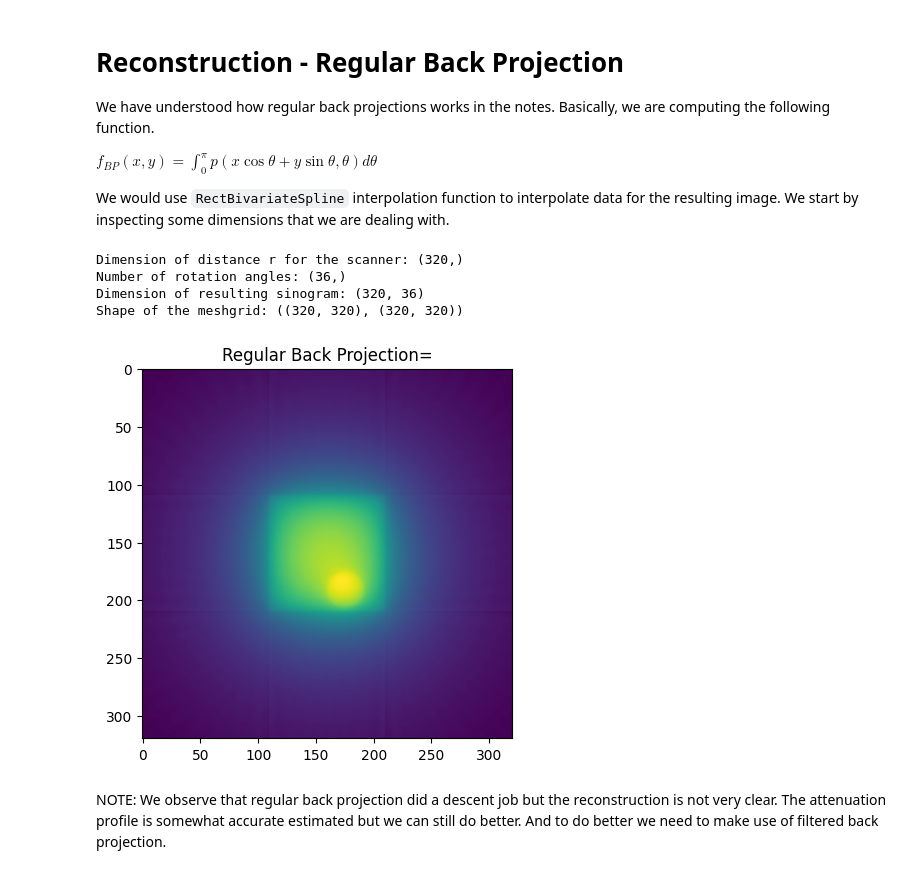
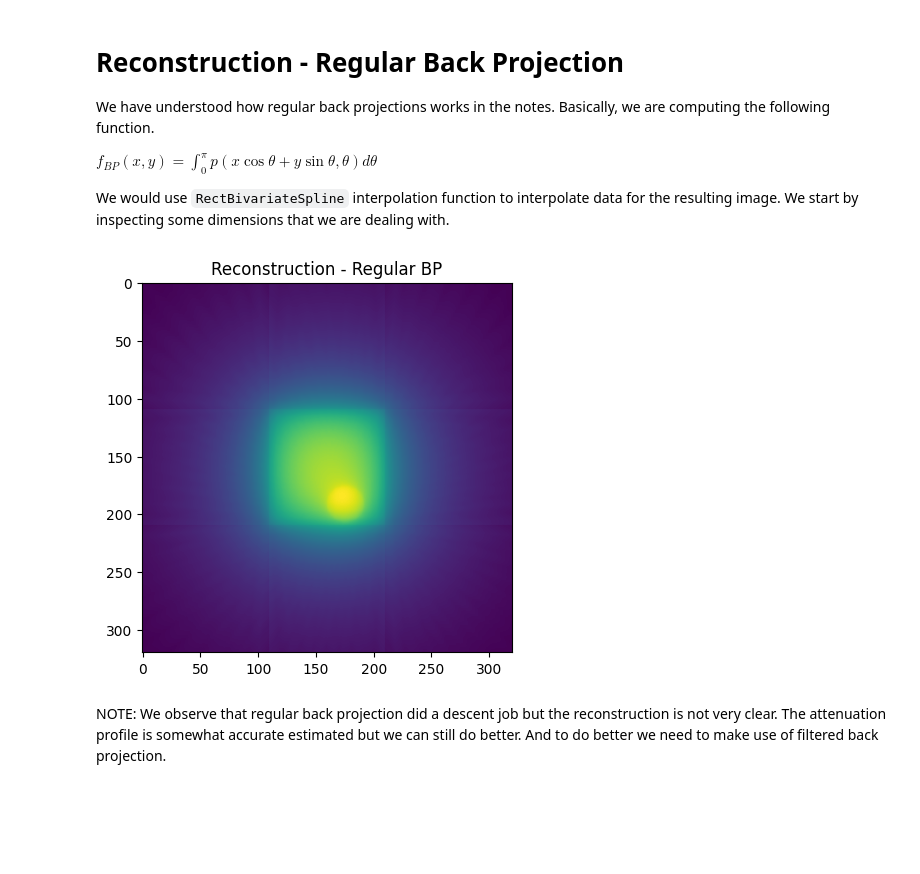
Before and after one commit to sarkarchandan/ct_alternative_pipeline, a Jupyter notebook: 2_tomography_reconstruction.ipynb, the cells around one changed output. Cells and saved outputs as stored; diff of their text form; code cells hidden in the pictures; blank space fills up the shorter version.

```diff
--- a/2_tomography_reconstruction.ipynb
+++ b/2_tomography_reconstruction.ipynb
@@ -101,13 +120,3 @@ $f_{BP}(x, y) = \int_{0}^\pi{p (x \cos{\theta} + y \sin{\theta}, \theta) d\theta
 
 We would use `RectBivariateSpline` interpolation function to interpolate data for the resulting image. We start by
 inspecting some dimensions that we are dealing with.
-# %%
-print(f'Dimension of distance r for the scanner: {lsp.shape}')
-print(f'Number of rotation angles: {angles.shape}')
-print(f'Dimension of resulting sinogram: {sinograms.transpose().shape}')
-print(f'Shape of the meshgrid: ({xv.shape}, {yv.shape})')
-# %% [output]
-Dimension of distance r for the scanner: (320,)
-Number of rotation angles: (36,)
-Dimension of resulting sinogram: (320, 36)
-Shape of the meshgrid: ((320, 320), (320, 320))
@@ -126,9 +123,9 @@ recon_bp: np.ndarray = recon_reg_back_projection(xv, yv)
-# %%
-# Plot Regular Back Projection
-plt.imshow(recon_bp);
-plt.title('Regular Back Projection=');
-# %% [output]
-[figure, removed]
+# %%
+regular_recon: np.ndarray = recon.reconstruct(
+    with_strategy=Reconstruction.REGULAR_BACK_PROJECTION)
+vis.imshow(source=regular_recon, title="Reconstruction - Regular BP")
+# %% [output]
+[figure, added]
 # %% [markdown]
 NOTE: We observe that regular back projection did a descent job but the reconstruction is not very clear. The
 attenuation profile is somewhat accurate estimated but we can still do better. And to do better we need to make use
```
Also changed, not shown: parts of 17 cells of this notebook, 3 other files.
